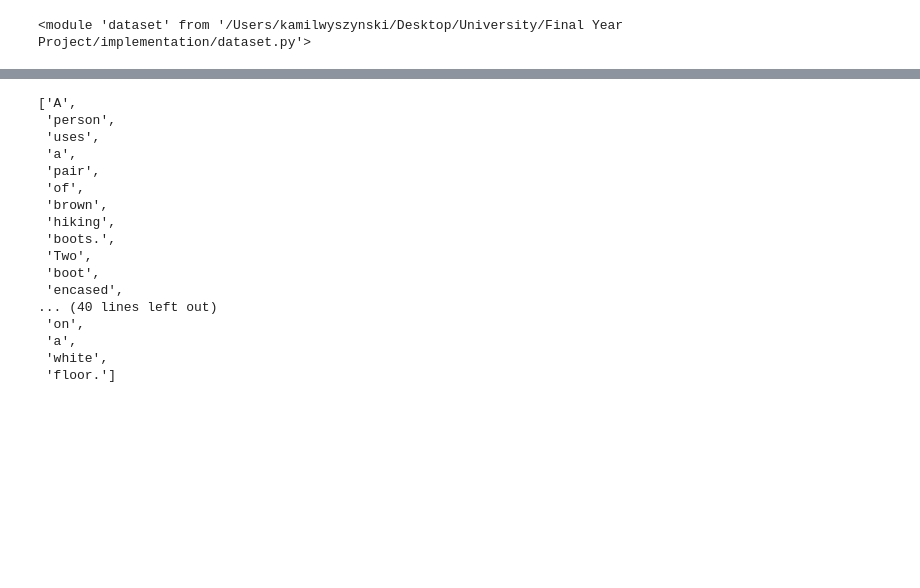
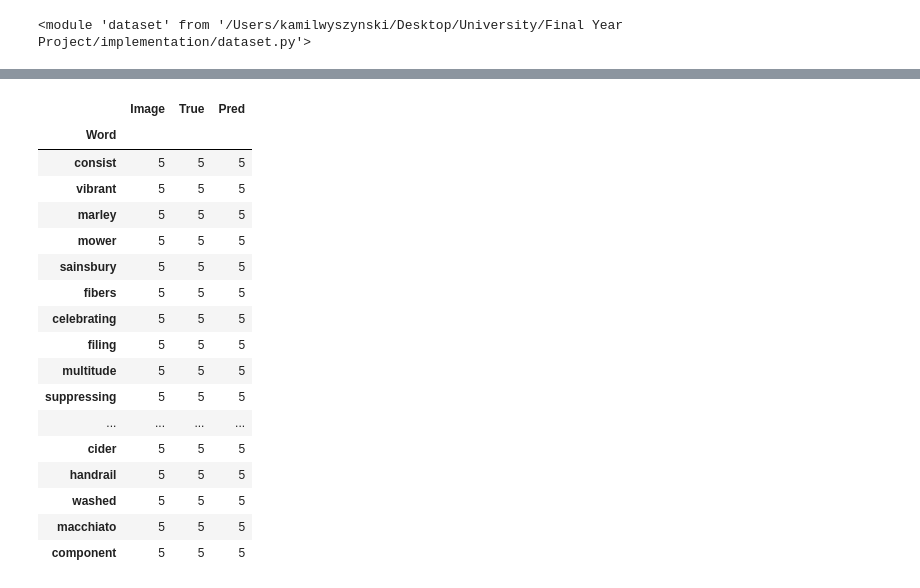
Before and after one commit to kamilwyszynski/multimodal_graph_learning, a Jupyter notebook: model_testing.ipynb, the cells around one changed output, grey strips where cells are left out. Cells and saved outputs as stored; diff of their text form; code cells hidden in the pictures; blank space fills up the shorter version.

```diff
--- a/model_testing.ipynb
+++ b/model_testing.ipynb
@@ -245,3 +266,3 @@ array([[10731,  1029],
 # %%
-pred = np.where(test_pred.squeeze() > 0.5, 1, 0)
+pred = np.where(test_pred.squeeze() > 0.6, 1, 0)
 # %%
@@ -295,2 +314,2 @@ array([['VizWiz_train_00007891.jpg', 'skyscrapers'],
 # %%
-np.concatenate((edges_test, np.expand_dims(labels_test, 1), np.expand_dims(pred, 1)), axis=1)[:5]
+edges_test_pred = np.concatenate((edges_test, np.expand_dims(labels_test, 1), np.expand_dims(pred, 1)), axis=1)
@@ -302,0 +316,3 @@ array([['VizWiz_train_00007891.jpg', 'skyscrapers', 1, 1],
+# %%
+edges_test_pd = pd.DataFrame(edges_test_pred, columns = ['Image','Word','True','Pred'])
+edges_test_pd
@@ -378,20 +410,0 @@ vw = dataset.VizWiz()
-# %%
-vw.__next__()[1].split()
-# %% [output]
-['A',
- 'person',
- 'uses',
- 'a',
- 'pair',
- 'of',
- 'brown',
- 'hiking',
- 'boots.',
- 'Two',
- 'boot',
- 'encased',
-... (40 lines left out)
- 'on',
- 'a',
- 'white',
- 'floor.']
@@ -415,0 +411,22 @@ c = tf.where(c > 0.5, 1, 0)
+# %%
+# See predicted and rejected edges
+edges_test_pd[(edges_test_pd['True'] == 0) & (edges_test_pd['Pred'] == 0)].groupby(by='Word').count().sort_values(by='True', ascending=False)[:20]
+# %% [output]
+|  | Image | True | Pred |
+| Word |  |  |  |
+| consist | 5 | 5 | 5 |
+| vibrant | 5 | 5 | 5 |
+| marley | 5 | 5 | 5 |
+| mower | 5 | 5 | 5 |
+| sainsbury | 5 | 5 | 5 |
+| fibers | 5 | 5 | 5 |
+| celebrating | 5 | 5 | 5 |
+| filing | 5 | 5 | 5 |
+| multitude | 5 | 5 | 5 |
+| suppressing | 5 | 5 | 5 |
+| ... | ... | ... | ... |
+| cider | 5 | 5 | 5 |
+| handrail | 5 | 5 | 5 |
+| washed | 5 | 5 | 5 |
+| macchiato | 5 | 5 | 5 |
+| component | 5 | 5 | 5 |
```
Also changed, not shown: parts of 39 cells of this notebook.
